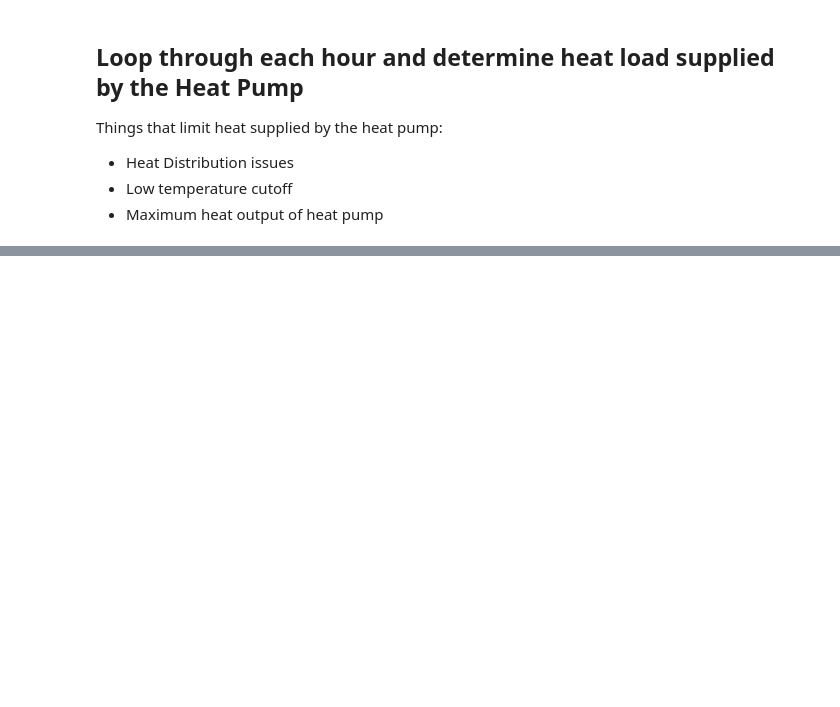
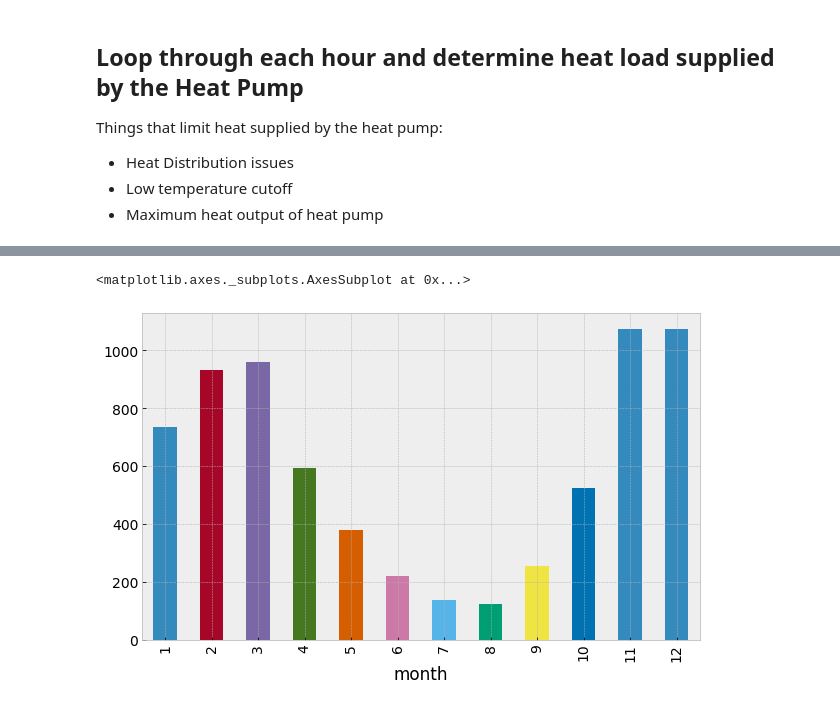
Before and after one commit to alanmitchell/heat-pump-study, a Jupyter notebook: general/calc_model_dev.ipynb, the cells around one changed output, grey strips where cells are left out. Cells and saved outputs as stored; diff of their text form; code cells hidden in the pictures; blank space fills up the shorter version.

```diff
--- a/general/calc_model_dev.ipynb
+++ b/general/calc_model_dev.ipynb
@@ -113,3 +40,24 @@ df_tmy.head()
+# %%
+def make_hourly_df(city_obj, low_temp_cut):
+    """Returns a DataFrame with a row for each hour, and the columns contain
+    the hourly information necessary in the hourly heat pump model.
+    """
+    df_tmy = lib.tmy_from_id(city.TMYid)
+    # Just use the
+    df_hourly = df_tmy[['db_temp']].copy()
+    df_hourly['day_of_year'] = df_hourly.index.dayofyear
+    df_hourly['month'] =  df_hourly.index.month
+
+    # Determine days that the heat pump is running.  Look at the minimum
+    # temperature for the day, and ensure that it is above the low
+    # temperature cutoff.
+    hp_is_running = lambda x: (x.min() > low_temp_cutoff)
+    df_hourly['running'] = df_hourly.groupby('day_of_year')['db_temp'].transform(hp_is_running)
+
+    # Calculate the COP of the heat pump for every hour of the year.
+    df_hourly['cop'] =  lib.cop_from_temp_out(df_hourly.db_temp, hp_model.hspf)
+
+    return df_hourly
 # %% [markdown]
 ## Loop through each hour and determine heat load supplied by the Heat Pump
 
@@ -205,0 +153,6 @@ df_hourly.describe()
+# %%
+df_mo = df_hourly.groupby('month')[['hp_kwh', 'secondary_fuel']].sum()
+df_mo.hp_kwh.plot(kind='bar')
+# %% [output]
+<matplotlib.axes._subplots.AxesSubplot at 0x...>
+[figure, added]
```
Also changed, not shown: parts of 10 cells of this notebook, 1 other file.
